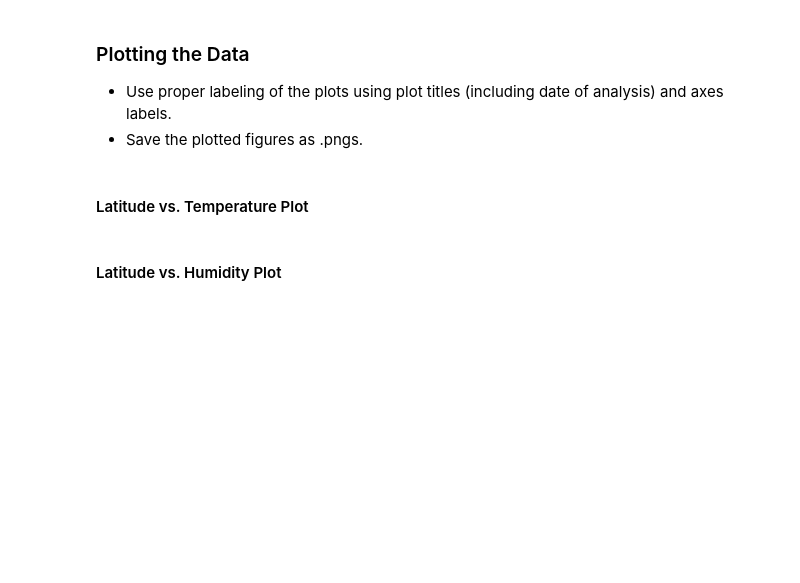
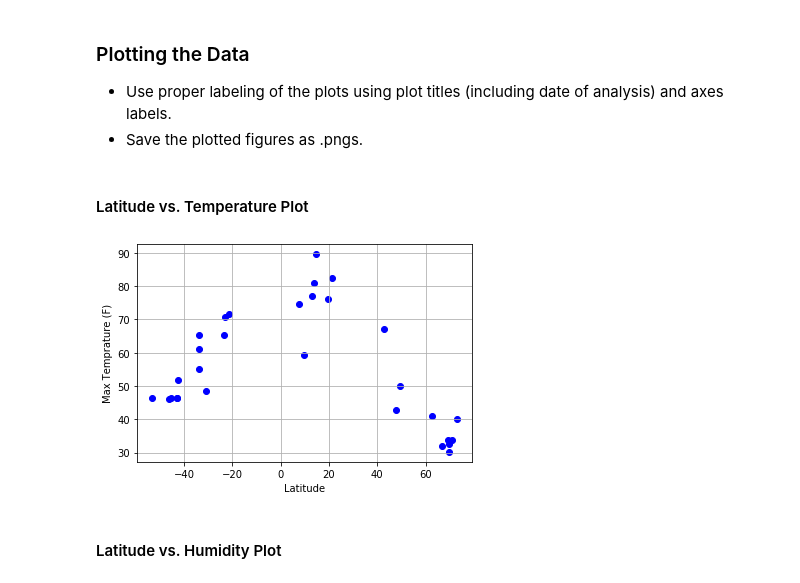
Before and after one commit to nadireag/python-api-challenge, a Jupyter notebook: WeatherPy/WeatherPy.ipynb, the cells around one changed output. Saved outputs shown, nothing was run; the diff lists cells and outputs as text; code cells hidden in the pictures; blank space fills up the shorter version.

```diff
--- a/WeatherPy/WeatherPy.ipynb
+++ b/WeatherPy/WeatherPy.ipynb
@@ -29,8 +30,8 @@ lat_lngs = []
 cities = []
 
 # Create a set of random lat and lng combinations
-lats = np.random.uniform(low=-90.000, high=90.000, size=150)
-lngs = np.random.uniform(low=-180.000, high=180.000, size=150)
+lats = np.random.uniform(low=-90.000, high=90.000, size=40)
+lngs = np.random.uniform(low=-180.000, high=180.000, size=40)
 lat_lngs = zip(lats, lngs)
 
 # Identify nearest city for each lat, lng combination
@@ -171,20 +132,18 @@ len(cities)
 # %%
 # Create the dictionary to keep data
-# weather_data = {
-#     "City": cities,
-#     "Cloudiness": cloudiness,
-#     "Country": country,
-#     "Date": date,
-#     "Humidity": humidity,
-#     "Lat": lat,
-#     "Lng": lng,
-#     "Max Temp": max_temp,
-#     "Wind Speed": wind_speed
-# }
+weather_data = {
+     "City": cities_list,
+     "Cloudiness": cloudiness,
+     "Country": country,
+     "Date": date,
+     "Humidity": humidity,
+     "Lat": lat,
+     "Lng": lng,
+     "Max Temp": max_temp,
+     "Wind Speed": wind_speed
+ }
 
-#weather_df.count()
-
-# Create the data frame
+# Create the data frame and count variables for each columns
 weather_df = pd.DataFrame(weather_data)
-weather_df.head()
+weather_df.count()
 # %% [output]
@@ -199,5 +173,14 @@ NameError: name 'weather_df' is not defined
 * Save the plotted figures as .pngs.
 # %% [markdown]
 #### Latitude vs. Temperature Plot
+# %%
+# Create a scatter plot for latitude and temprature
+plt.scatter(weather_df["Lat"], weather_df["Max Temp"], marker = "o", color = "b")
+#plt.title('City Latitude vs. Max Temperature ({})'.format(date))
+plt.xlabel("Latitude")
+plt.ylabel("Max Temprature (F)")
+plt.grid()
+# %% [output]
+[figure, added]
 # %% [markdown]
 #### Latitude vs. Humidity Plot
```
Also changed, not shown: parts of 11 cells of this notebook.
